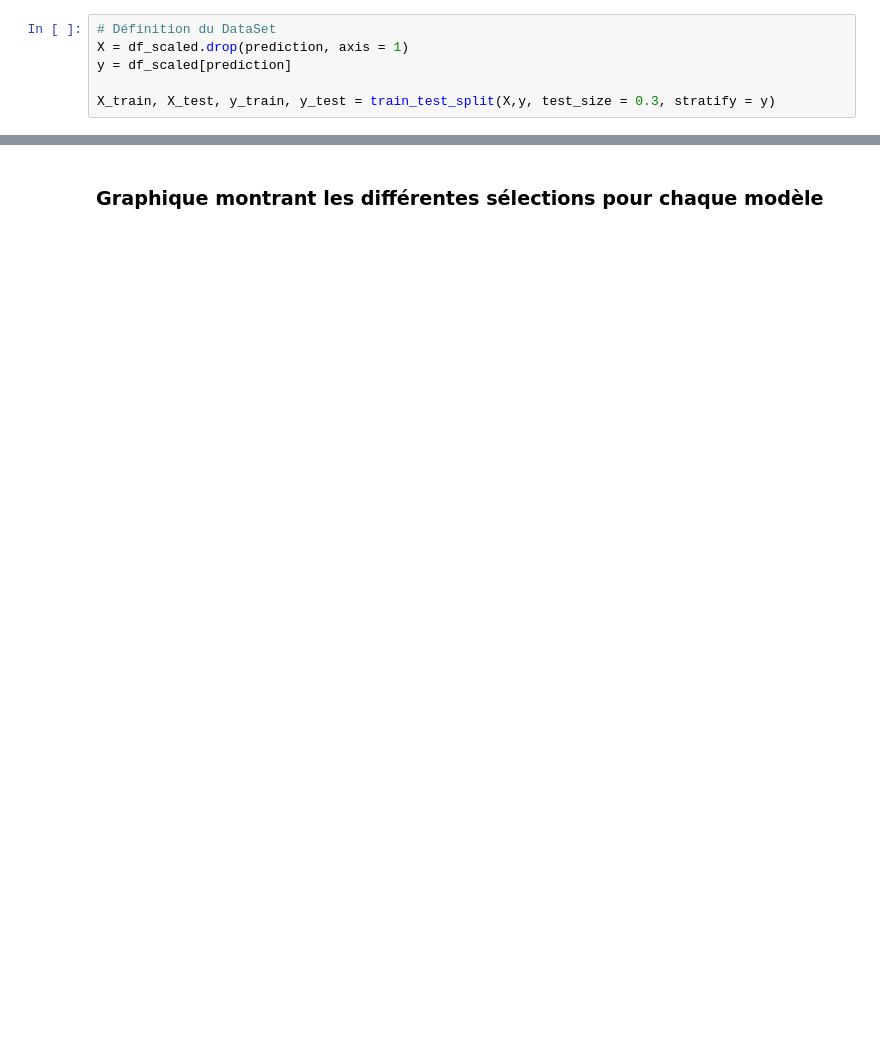
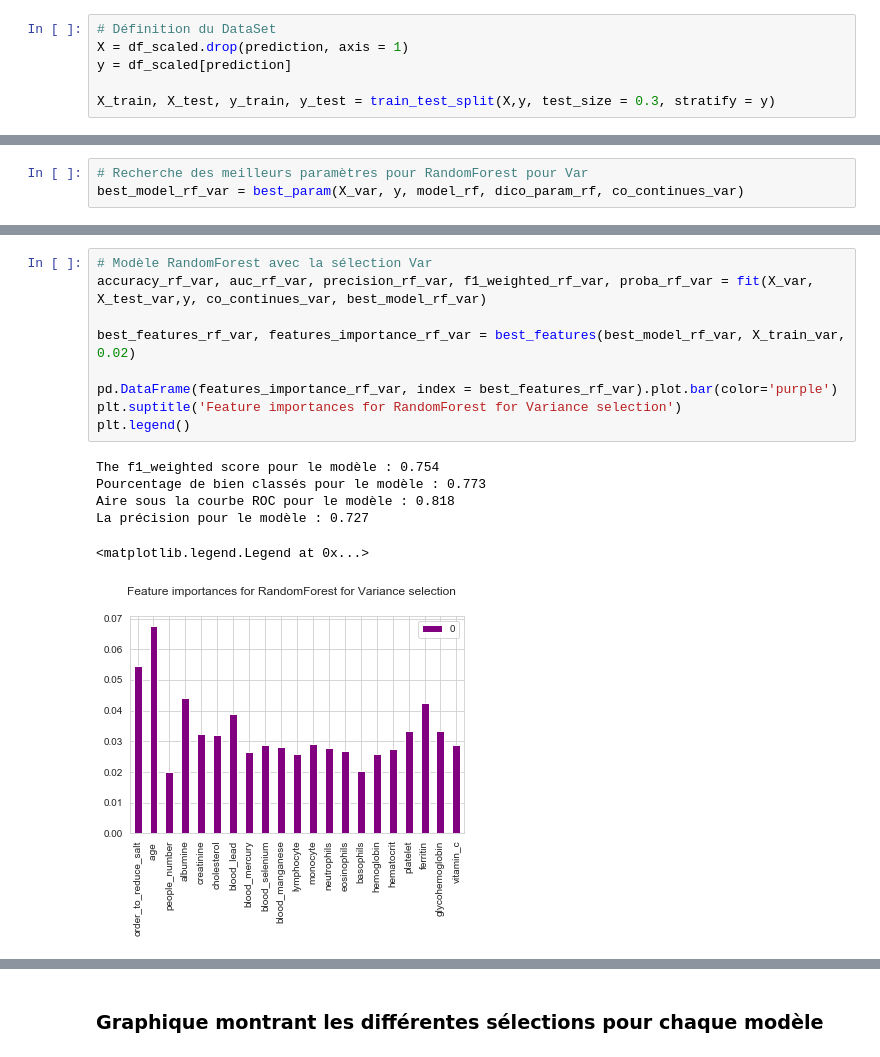
Before and after one commit to pmongruel/projet_python_2A, a Jupyter notebook: model_selection.ipynb, the cells around one changed output, grey strips where cells are left out. Saved outputs shown, nothing was run; the diff lists cells and outputs as text; blank space fills up the shorter version.

```diff
--- a/model_selection.ipynb
+++ b/model_selection.ipynb
@@ -414,0 +210,3 @@ plt.legend()
+# %%
+# Recherche des meilleurs paramètres pour RandomForest pour Var
+best_model_rf_var = best_param(X_var, y, model_rf, dico_param_rf, co_continues_var)
@@ -414,0 +311,16 @@ plt.legend()
+# %%
+# Modèle RandomForest avec la sélection Var
+accuracy_rf_var, auc_rf_var, precision_rf_var, f1_weighted_rf_var, proba_rf_var = fit(X_var, X_test_var,y, co_continues_var, best_model_rf_var)
+
+best_features_rf_var, features_importance_rf_var = best_features(best_model_rf_var, X_train_var, 0.02)
+
+pd.DataFrame(features_importance_rf_var, index = best_features_rf_var).plot.bar(color='purple')
+plt.suptitle('Feature importances for RandomForest for Variance selection')
+plt.legend()
+# %% [output]
+The f1_weighted score pour le modèle : 0.754
+Pourcentage de bien classés pour le modèle : 0.773
+Aire sous la courbe ROC pour le modèle : 0.818
+La précision pour le modèle : 0.727
+<matplotlib.legend.Legend at 0x...>
+[figure, added]
```
Also changed, not shown: parts of 87 cells of this notebook, 4 other files.
